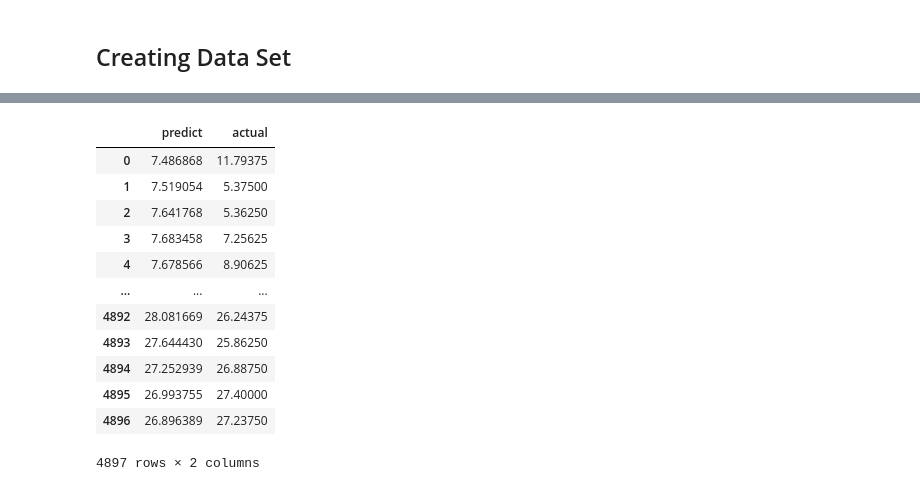
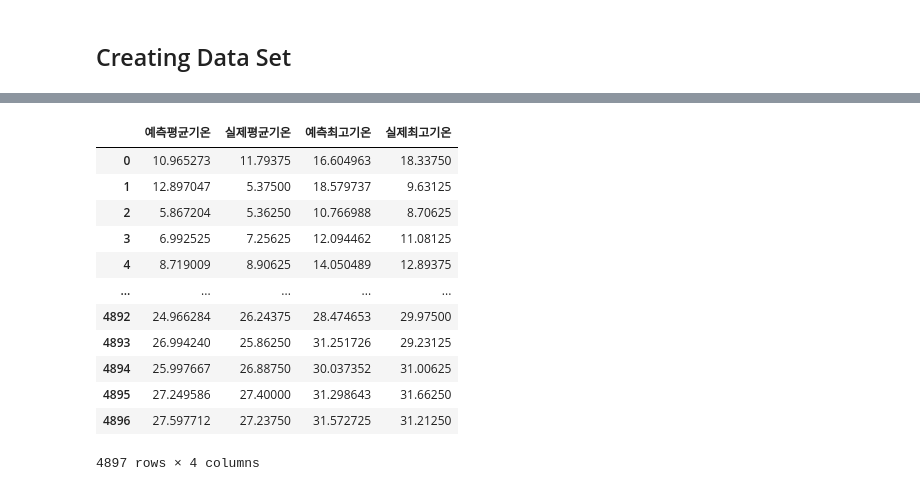
Before and after one commit to jmlee99/GBIF, a Jupyter notebook: GBIF_pred_model3.ipynb, the cells around one changed output, grey strips where cells are left out. Drawn from its saved outputs; the diff is of its cells as text; code cells hidden in the pictures.

```diff
--- a/GBIF_pred_model3.ipynb
+++ b/GBIF_pred_model3.ipynb
@@ -155,8 +165,8 @@ Text(0.5, 1.0, '10년간 일별 평균풍속')
 ## Data Processing
 # %%
 n_col = 1
-#dataset = df_korea['평균기온(℃)']
-dataset = df_temp['평균기온(℃)']
+#dataset = df_korea.iloc[:, :3]
+dataset = df_temp.iloc[:, :]
 dataset = pd.DataFrame(dataset)
 data = dataset.values
 
@@ -201,8 +204,8 @@ train_data.shape
 # %%
 x_train = []
 y_train = []
-time_step = 60
-n_col = 1
+time_step = 365
+n_col = 2
 
 for i in range(time_step, len(scaled_data)):
     print(time_step, i)
@@ -438,21 +376,30 @@ y_test = scaler.inverse_transform(y_test)
+# %%
+pred = pd.DataFrame(pred)
+y_test = pd.DataFrame(y_test)
+# %%
+#pred.columns = ['예측평균기온', '예측최고기온', '예측최저기온']
+#y_test.columns = ['실제평균기온', '실제최고기온', '실제최저기온']
+
+pred.columns = ['예측평균기온', '예측최고기온']
+y_test.columns = ['실제평균기온', '실제최고기온']
 # %%
-df_pred = pd.DataFrame(data =
-                       {'predict' : pred.flatten(),
-                       'actual' : y_test.flatten()})
+df_pred = pd.concat((pred, y_test), axis = 1)
+#df_pred = df_pred[['예측평균기온', '실제평균기온', '예측최고기온', '실제최고기온', '예측최저기온', '실제최저기온']]
+df_pred = df_pred[['예측평균기온', '실제평균기온', '예측최고기온', '실제최고기온']]
 df_pred
 # %% [output]
-|  | predict | actual |
-| 0 | 7.486868 | 11.79375 |
-| 1 | 7.519054 | 5.37500 |
-| 2 | 7.641768 | 5.36250 |
-| 3 | 7.683458 | 7.25625 |
-| 4 | 7.678566 | 8.90625 |
-| ... | ... | ... |
-| 4892 | 28.081669 | 26.24375 |
-| 4893 | 27.644430 | 25.86250 |
-| 4894 | 27.252939 | 26.88750 |
-| 4895 | 26.993755 | 27.40000 |
-| 4896 | 26.896389 | 27.23750 |
+|  | 예측평균기온 | 실제평균기온 | 예측최고기온 | 실제최고기온 |
+| 0 | 10.965273 | 11.79375 | 16.604963 | 18.33750 |
+| 1 | 12.897047 | 5.37500 | 18.579737 | 9.63125 |
+| 2 | 5.867204 | 5.36250 | 10.766988 | 8.70625 |
+| 3 | 6.992525 | 7.25625 | 12.094462 | 11.08125 |
+| 4 | 8.719009 | 8.90625 | 14.050489 | 12.89375 |
+| ... | ... | ... | ... | ... |
+| 4892 | 24.966284 | 26.24375 | 28.474653 | 29.97500 |
+| 4893 | 26.994240 | 25.86250 | 31.251726 | 29.23125 |
+| 4894 | 25.997667 | 26.88750 | 30.037352 | 31.00625 |
+| 4895 | 27.249586 | 27.40000 | 31.298643 | 31.66250 |
+| 4896 | 27.597712 | 27.23750 | 31.572725 | 31.21250 |
-4897 rows × 2 columns
+4897 rows × 4 columns
 # %%
 fig, axe = plt.subplots(2,1, figsize = (16, 16))
```
Also changed, not shown: parts of 29 cells of this notebook.
